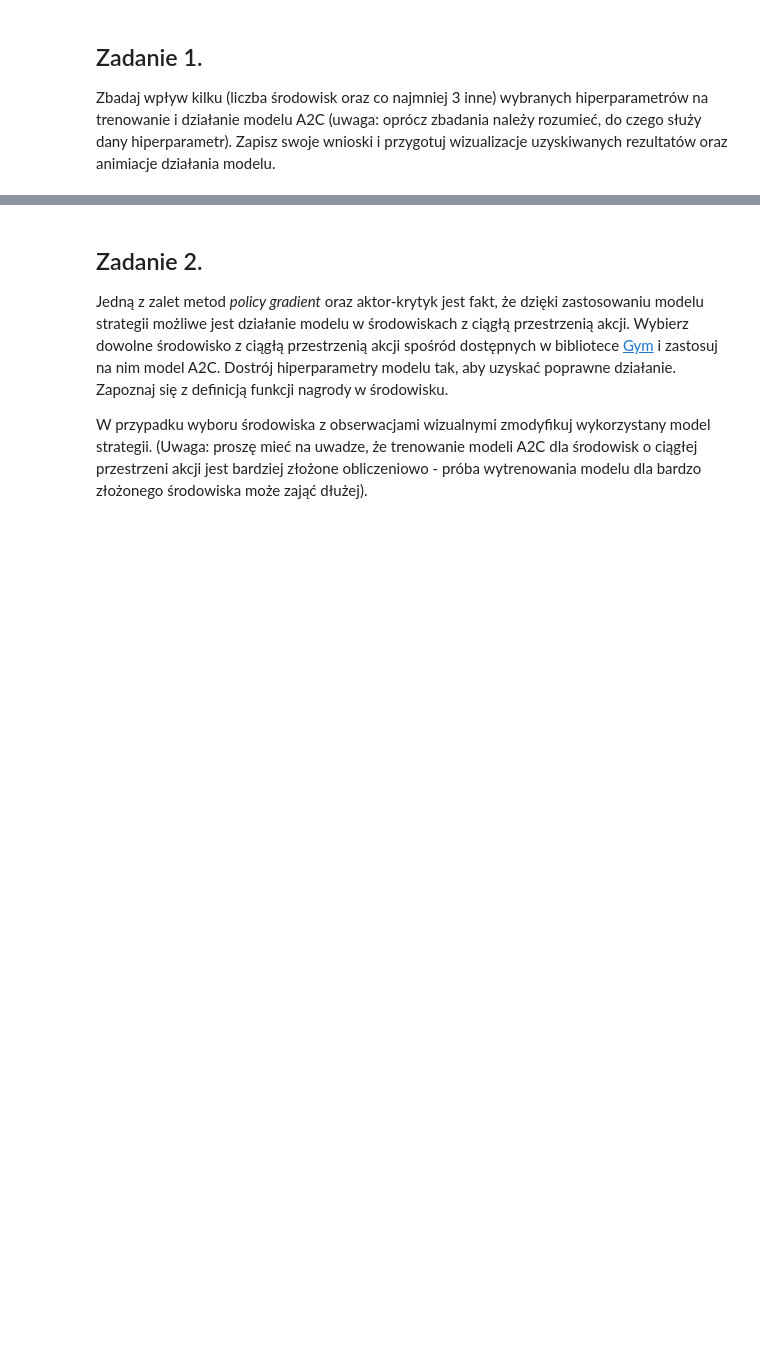
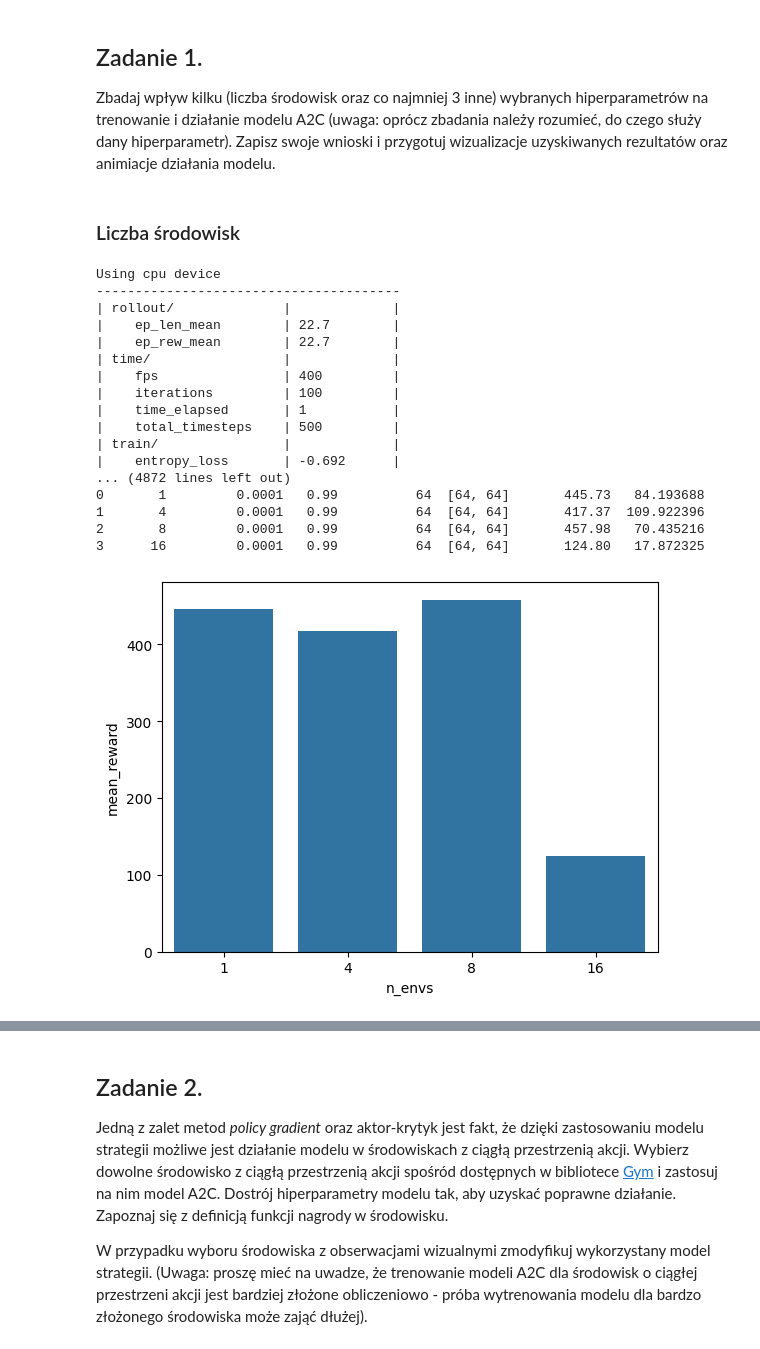
Before and after one commit to piotrdurniat/deep-neural-networks-lab, a Jupyter notebook: lab-14/lab14.ipynb, the cells around one changed output, grey strips where cells are left out. Cells and saved outputs as stored; diff of their text form; code cells hidden in the pictures; blank space fills up the shorter version.

```diff
--- a/lab-14/lab14.ipynb
+++ b/lab-14/lab14.ipynb
@@ -198,0 +304,41 @@ Zbadaj wpływ kilku (liczba środowisk oraz co najmniej 3 inne) wybranych hiperp
+# %% [markdown]
+### Liczba środowisk
+# %%
+n_envs_list = [1, 4, 8, 16]
+n_envs_list = [1, 4, 8, 16]
+results_envs = []
+
+for n_envs in n_envs_list:
+    result = train_and_evaluate_model(
+        n_envs,
+        lr=1e-4,
+        gamma=0.99,
+        batch_size=64,
+        net_arch=[64, 64],
+        verbose=0,
+    )
+    results_envs.append(result)
+
+df_envs = pd.DataFrame(results_envs)
+print(df_envs)
+sns.barplot(x="n_envs", y="mean_reward", data=df_envs)
+plt.show()
+# %% [output]
+Using cpu device
+---------------------------------------
+| rollout/              |             |
+|    ep_len_mean        | 22.7        |
+|    ep_rew_mean        | 22.7        |
+| time/                 |             |
+|    fps                | 400         |
+|    iterations         | 100         |
+|    time_elapsed       | 1           |
+|    total_timesteps    | 500         |
+| train/                |             |
+|    entropy_loss       | -0.692      |
+... (4872 lines left out)
+0       1         0.0001   0.99          64  [64, 64]       445.73   84.193688
+1       4         0.0001   0.99          64  [64, 64]       417.37  109.922396
+2       8         0.0001   0.99          64  [64, 64]       457.98   70.435216
+3      16         0.0001   0.99          64  [64, 64]       124.80   17.872325
+[figure, added]
```
Also changed, not shown: parts of 14 cells of this notebook.
